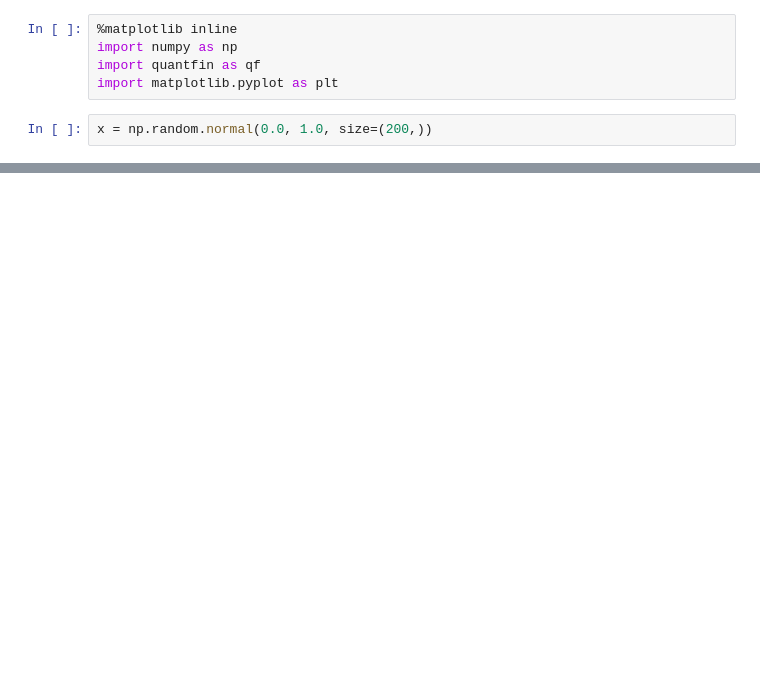
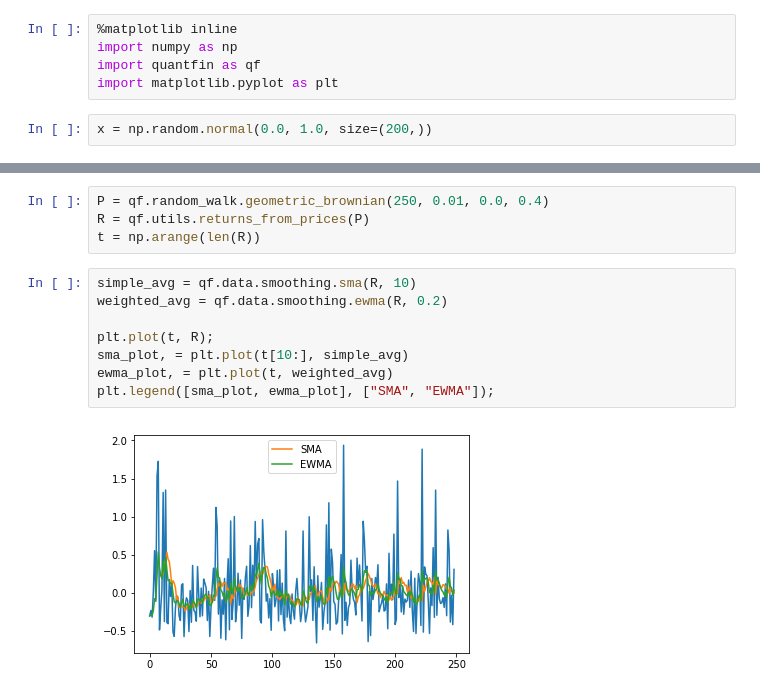
Before and after one commit to lewis-od/QuantFin, a Jupyter notebook: DataSmoothing.ipynb, the cells around one changed output, grey strips where cells are left out. Drawn from its saved outputs; the diff is of its cells as text; blank space fills up the shorter version.

```diff
--- a/DataSmoothing.ipynb
+++ b/DataSmoothing.ipynb
@@ -18,0 +19,14 @@ plt.legend([gauss_plot, epan_plot], ["Gaussian", "Epanechnikov"]);
+# %%
+P = qf.random_walk.geometric_brownian(250, 0.01, 0.0, 0.4)
+R = qf.utils.returns_from_prices(P)
+t = np.arange(len(R))
+# %%
+simple_avg = qf.data.smoothing.sma(R, 10)
+weighted_avg = qf.data.smoothing.ewma(R, 0.2)
+
+plt.plot(t, R);
+sma_plot, = plt.plot(t[10:], simple_avg)
+ewma_plot, = plt.plot(t, weighted_avg)
+plt.legend([sma_plot, ewma_plot], ["SMA", "EWMA"]);
+# %% [output]
+[figure, added]
```
Also changed, not shown: parts of 1 cell of this notebook, 3 other files.
